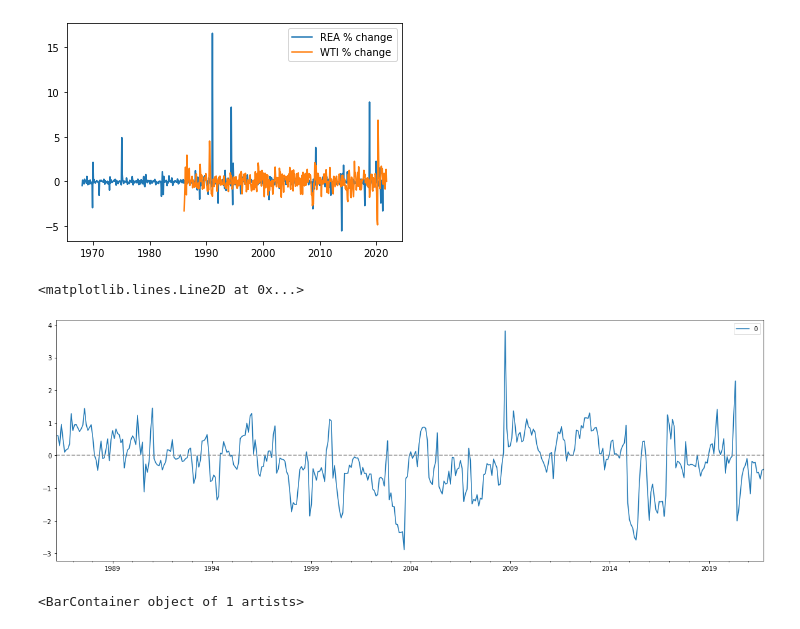
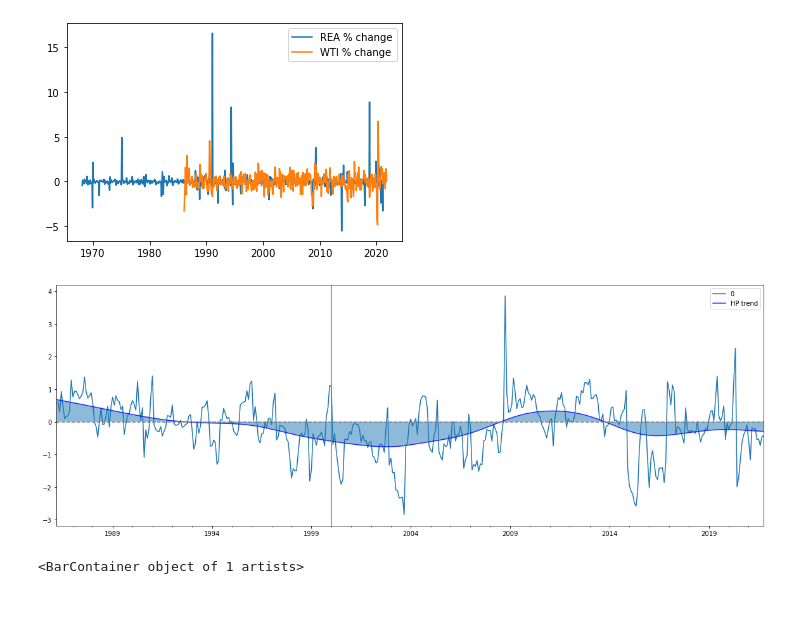
Before and after one commit to t0nychn/UG_thesis, a Jupyter notebook: TimeVaryingBetas.ipynb, the cells around one changed output. Saved outputs shown, nothing was run; the diff lists cells and outputs as text; code cells hidden in the pictures.

```diff
--- a/TimeVaryingBetas.ipynb
+++ b/TimeVaryingBetas.ipynb
@@ -65,11 +64,9 @@ plt.legend()
 kalman = KF(x0, lags=lags)
 kf2 = kalman.run('contract_1', 'REA', c1.join(rea).dropna())
 # %%
-kf2.plot(figsize=(20,7))
-plt.axhline(0, linestyle='--', color='grey', alpha=0.8)
+hp_kalman_plot(kf2)
 # %% [output]
-<matplotlib.lines.Line2D at 0x...>
-[figure, old version]
+[figure, new version]
 # %%
 dl2 = DL('contract_1', 'REA', c1.join(rea).dropna().iloc[lags:], lags=lags)
 plt.bar('OLS', np.cumsum(dl2.model.params))
```
Also changed, not shown: parts of 7 cells of this notebook, 6 other files.
